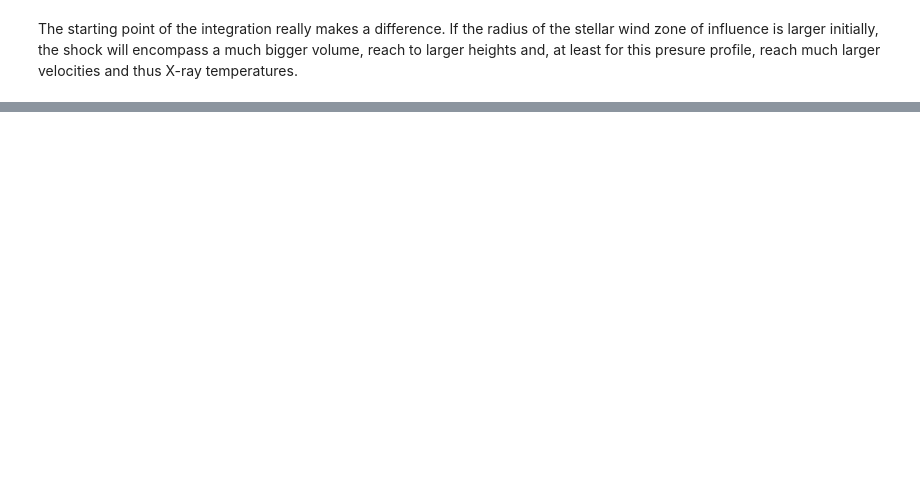
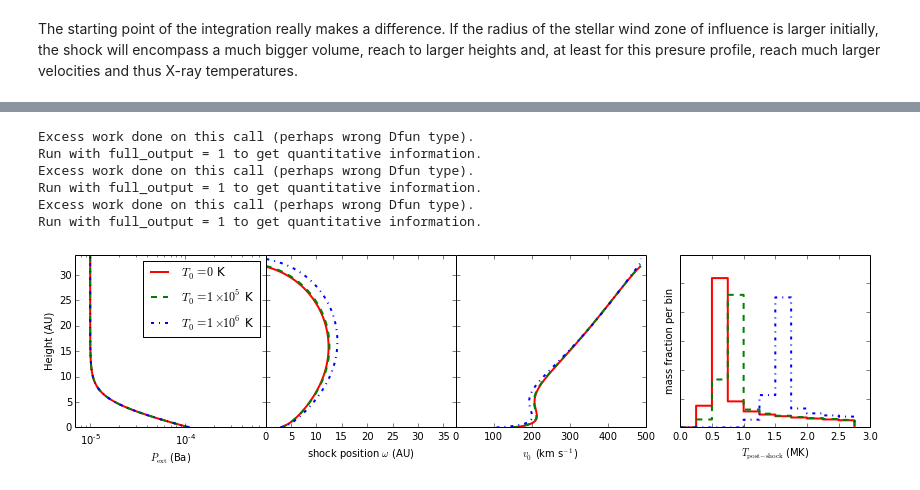
Before and after one commit to hamogu/RecollimationXrayCTTS, a Jupyter notebook: scripts/jet_recol_shocks.ipynb, the cells around one changed output, grey strips where cells are left out. Cells and saved outputs as stored; diff of their text form; code cells hidden in the pictures; blank space fills up the shorter version.

```diff
--- a/scripts/jet_recol_shocks.ipynb
+++ b/scripts/jet_recol_shocks.ipynb
@@ -583,3 +608,41 @@ Run with full_output = 1 to get quantitative information.
+# %%
+def Tlatex(value):
+    '''Format number to nice string in LaTeX'''
+    latex_value = "{0:1.0g}".format(value)
+    if "e" in latex_value:
+        s = latex_value.split('e')
+        latex_value = '{0}\\times 10^{{{1}}}'.format(s[0], s[1][1:].lstrip('0'))
+    return latex_value
+
+z = np.arange(0,50., .01)
+
+fig, axes = StellarWindShock.setup_plot()
+
+for T,c,l in zip([0, 1e5,1e6], 'rgbk', ['solid', 'dashed', 'dashdot', 'dotted'] ):
+
+    ode = HotStellarWindShock(p_fiducial, v_fiducial, mdot_fiducial, T)
+    ode.solve(3., z)
+    ode.plot_params(axes, label='$T_0 = {0}$ K'.format(Tlatex(T)),
+                    bins=np.arange(0,3.,.25), color=c, linestyle=l, linewidth=2)
+
+axes[3].set_ylim([0, None])
+axes[0].legend()
+axes[2].set_xlim([0,None])
+axes[0].set_ylim([0,34])
+axes[0].set_xlim([7e-6,7e-4])
+
+set_aspect_equal(axes[1])
+
+fig.savefig(plotdir + 'T_0/T_0.png')
+fig.savefig(plotdir + 'T_0/T_0.eps')
+# %% [output]
+Excess work done on this call (perhaps wrong Dfun type).
+Run with full_output = 1 to get quantitative information.
+Excess work done on this call (perhaps wrong Dfun type).
+Run with full_output = 1 to get quantitative information.
+Excess work done on this call (perhaps wrong Dfun type).
+Run with full_output = 1 to get quantitative information.
+[figure, added]
 # %%
 z = np.arange(0,50., .01)
 
```
Also changed, not shown: parts of 12 cells of this notebook, 12 other files.
